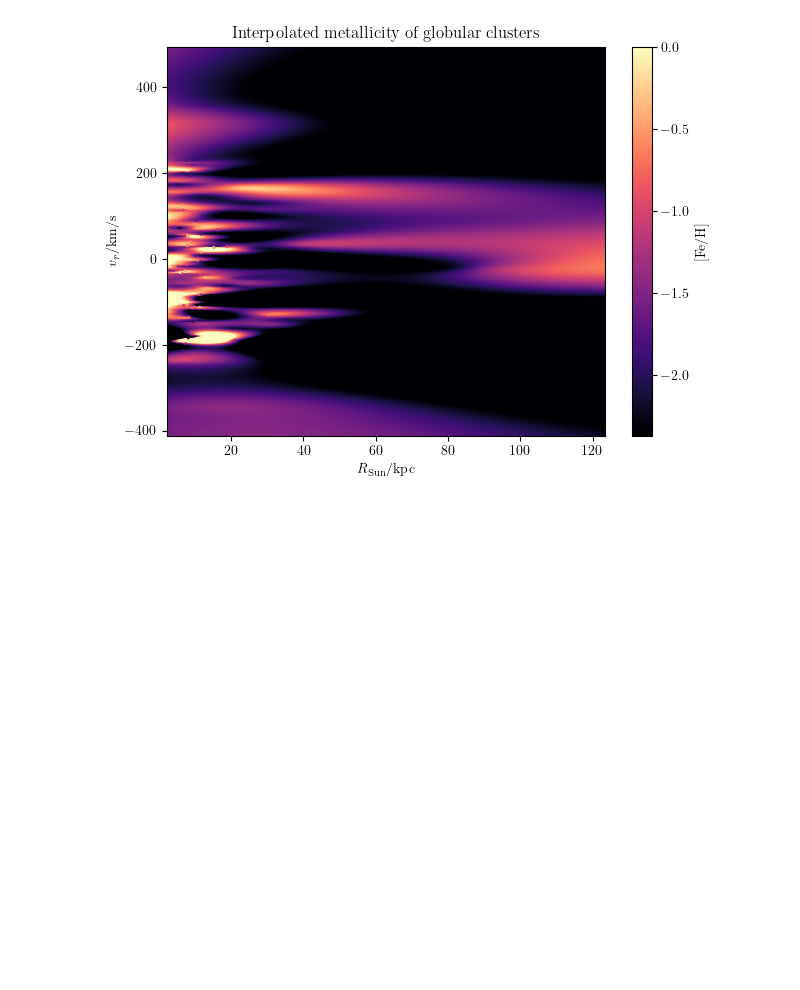
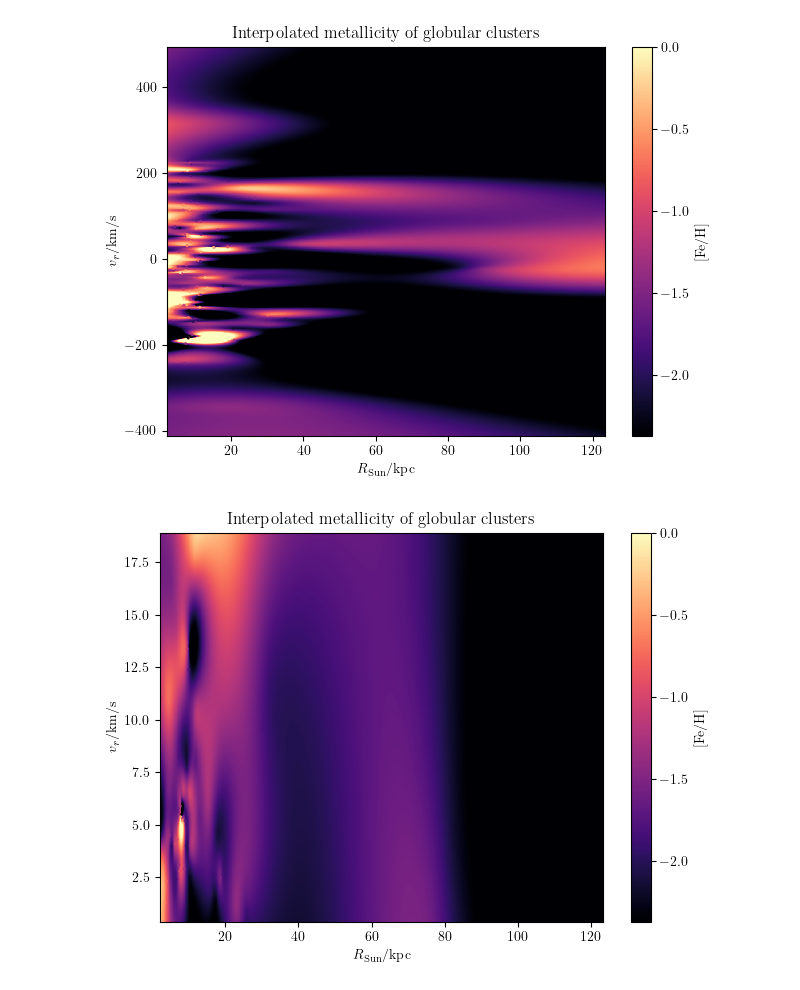
Before and after one commit to eddikebrygger/PHYS3116---Project, a Jupyter notebook: Main_file.ipynb, the cells around one changed output. Drawn from its saved outputs; the diff is of its cells as text; code cells hidden in the pictures; blank space fills up the shorter version.

Commit message:
new graph

```diff
--- a/Main_file.ipynb
+++ b/Main_file.ipynb
@@ -73,3 +72,30 @@ plt.tight_layout()
 plt.show()
 # %% [output]
 [figure]
+# %%
+RRR = np.linspace(R_Sun.min(),R_Sun.max(),1000)
+SSS = np.linspace(sig_v.min(),sig_v.max(),1000)
+RRR,SSS = np.meshgrid(RRR,SSS)
+mask3 = np.isnan(R_Sun) | np.isnan(sig_v) | np.isnan(mtlc)
+RRR_array = R_Sun[~mask3]
+S_array = sig_v[~mask3]
+MMMM_array = mtlc[~mask3]
+RS = np.transpose(np.array([RRR_array,S_array]))
+rbf3 = RBFInterpolator(RS,MMMM_array, kernel = 'thin_plate_spline')
+
+# MM = griddata(RV,M_array,(RR,VV),method = 'cubic')
+MMMM = rbf3(np.column_stack((RRR.ravel(), SSS.ravel()))).reshape(RRR.shape)
+
+
+plt.figure()
+Z3_min,Z3_max = mtlc.min(), mtlc.max()
+plt.pcolormesh(RRR,SSS,MMMM,cmap='magma',vmin=Z_min,vmax=Z_max)
+plt.scatter(R_Sun,sig_v,1,mtlc,cmap='magma',vmin=Z_min,vmax=Z_max)
+plt.colorbar(label =r'$[\mathrm{Fe/H}]$')
+plt.xlabel(r'$R_{\mathrm{Sun}}/\mathrm{kpc}$')
+plt.ylabel(r'$v_r/\mathrm{km/s}$')
+plt.title(r'Interpolated metallicity of globular clusters')
+plt.tight_layout()
+plt.show()
+# %% [output]
+[figure, added]
```
Also changed, not shown: parts of 1 cell of this notebook.
